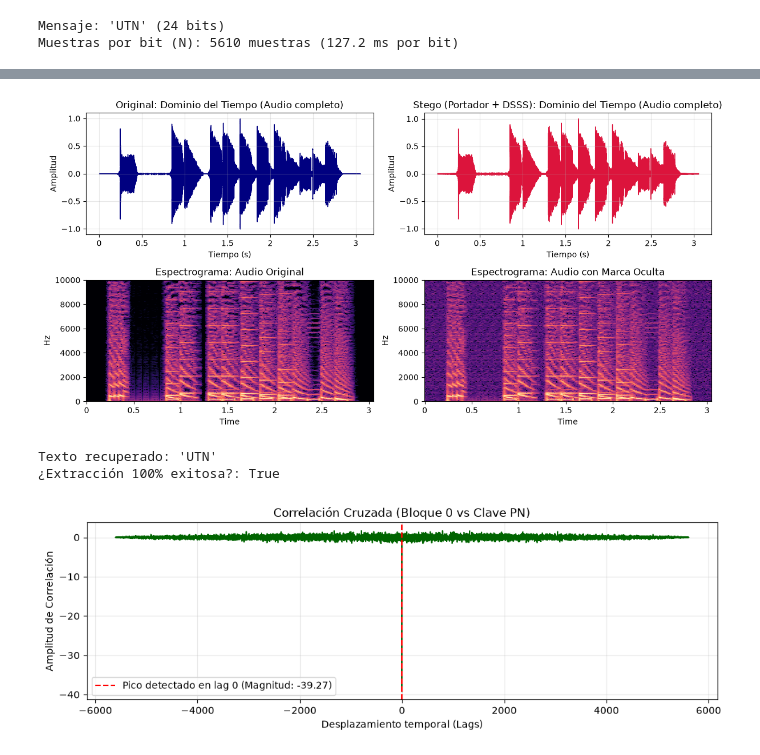
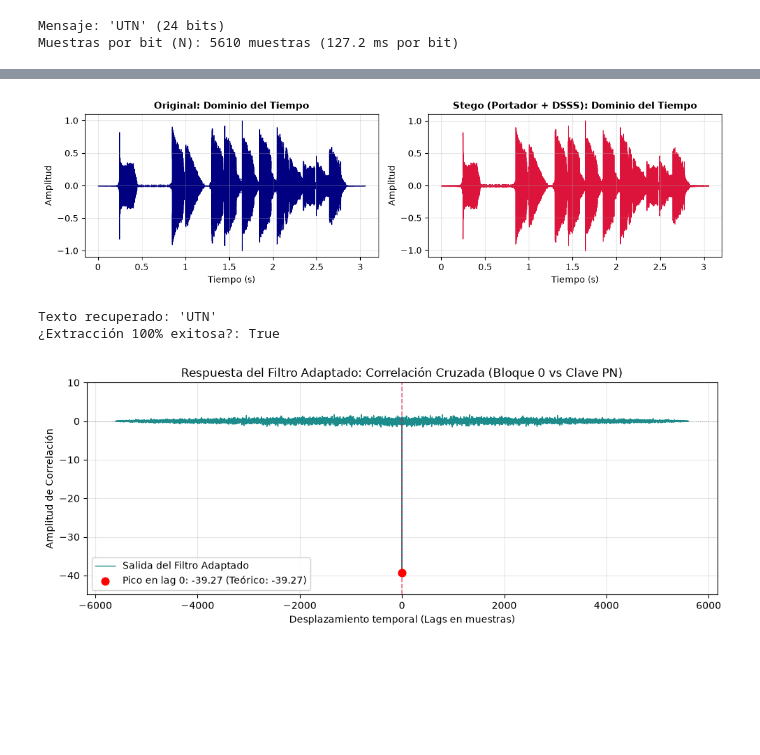
Before and after one commit to GonTurri/stego-audio-dss, a Jupyter notebook: stego_demo.ipynb, the cells around one changed output, grey strips where cells are left out. Cells and saved outputs as stored; diff of their text form; code cells hidden in the pictures; blank space fills up the shorter version.

```diff
--- a/stego_demo.ipynb
+++ b/stego_demo.ipynb
@@ -80,37 +80,26 @@ display(Audio(data=y, rate=sr))
 Audio estego generado exitosamente:
 [interactive output not drawn]
 # %%
-fig, axs = plt.subplots(2, 2, figsize=(12, 6))
+fig, axs = plt.subplots(1, 2, figsize=(11, 3.2))
 
-# 1. Dominio del Tiempo: Vista completa (0 a 3s) estilo Audacity / WhatsApp
-librosa.display.waveshow(x, sr=sr, ax=axs[0, 0], color='navy')
-axs[0, 0].set_title("Original: Dominio del Tiempo (Audio completo)")
-axs[0, 0].set_ylabel("Amplitud")
-axs[0, 0].set_xlabel("Tiempo (s)")
-axs[0, 0].grid(True, alpha=0.3)
+# Original
+librosa.display.waveshow(x, sr=sr, ax=axs[0], color='navy')
+axs[0].set_title("Original: Dominio del Tiempo", fontsize=11, fontweight='bold')
+axs[0].set_ylabel("Amplitud")
+axs[0].set_xlabel("Tiempo (s)")
+axs[0].grid(True, alpha=0.3)
 
-librosa.display.waveshow(y, sr=sr, ax=axs[0, 1], color='crimson')
-axs[0, 1].set_title("Stego (Portador + DSSS): Dominio del Tiempo (Audio completo)")
-axs[0, 1].set_ylabel("Amplitud")
-axs[0, 1].set_xlabel("Tiempo (s)")
-axs[0, 1].grid(True, alpha=0.3)
-
-# 2. Dominio Frecuencial: Espectrogramas STFT (0 a 3s)
-D_orig = librosa.amplitude_to_db(np.abs(librosa.stft(x[:longitud_util])), ref=np.max)
-D_stego = librosa.amplitude_to_db(np.abs(librosa.stft(y[:longitud_util])), ref=np.max)
-
-librosa.display.specshow(D_orig, sr=sr, x_axis='time', y_axis='hz', ax=axs[1, 0])
-axs[1, 0].set_title("Espectrograma: Audio Original")
-axs[1, 0].set_ylim(0, 10000)
-
-librosa.display.specshow(D_stego, sr=sr, x_axis='time', y_axis='hz', ax=axs[1, 1])
-axs[1, 1].set_title("Espectrograma: Audio con Marca Oculta")
-axs[1, 1].set_ylim(0, 10000)
+# Stego
+librosa.display.waveshow(y, sr=sr, ax=axs[1], color='crimson')
+axs[1].set_title("Stego (Portador + DSSS): Dominio del Tiempo", fontsize=11, fontweight='bold')
+axs[1].set_ylabel("Amplitud")
+axs[1].set_xlabel("Tiempo (s)")
+axs[1].grid(True, alpha=0.3)
 
 plt.tight_layout()
 plt.show()
 # %% [output]
-[figure, old version]
+[figure, new version]
 # %%
 bits_recuperados = []
 picos_correlacion = []
@@ -146,15 +135,29 @@ bloque_demo = y[:samples_per_bit]
 corr_full = signal.correlate(bloque_demo, pn_key, mode='full')
 lags = signal.correlation_lags(len(bloque_demo), len(pn_key), mode='full')
 
-plt.figure(figsize=(10, 3.5))
-plt.plot(lags, corr_full, color='darkgreen', lw=1.2)
-plt.axvline(0, color='red', linestyle='--', label=f'Pico detectado en lag 0 (Magnitud: {picos_correlacion[0]:.2f})')
-plt.title("Correlación Cruzada (Bloque 0 vs Clave PN)")
-plt.xlabel("Desplazamiento temporal (Lags)")
-plt.ylabel("Amplitud de Correlación")
+pico_valor = picos_correlacion[0]
+
+plt.figure(figsize=(10, 4))
+# Salida del correlador
+plt.plot(lags, corr_full, color='teal', lw=1.0, alpha=0.9, label='Salida del Filtro Adaptado')
+
+# Línea de referencia de sincronismo
+plt.axvline(0, color='crimson', linestyle='--', lw=1.2, alpha=0.6)
+
+# Marcador destacado en el pico para que resalte en el proyector
+plt.scatter(0, pico_valor, color='red', s=60, zorder=5,
+            label=f'Pico en lag 0: {pico_valor:.2f} (Teórico: {-alpha * samples_per_bit:.2f})')
+
+# Línea horizontal en 0 para evidenciar que el resto cancela
+plt.axhline(0, color='gray', linestyle=':', lw=0.8, alpha=0.7)
+
+plt.title("Respuesta del Filtro Adaptado: Correlación Cruzada (Bloque 0 vs Clave PN)", fontsize=12)
+plt.xlabel("Desplazamiento temporal (Lags en muestras)", fontsize=10)
+plt.ylabel("Amplitud de Correlación", fontsize=10)
+plt.ylim(-45, 10)  # Da aire visual arriba y abajo
 plt.grid(True, alpha=0.3)
-plt.legend()
+plt.legend(loc='lower left', framealpha=0.9)
 plt.tight_layout()
 plt.show()
 # %% [output]
-[figure, old version]
+[figure, new version]
```
Also changed, not shown: parts of 1 cell of this notebook.
